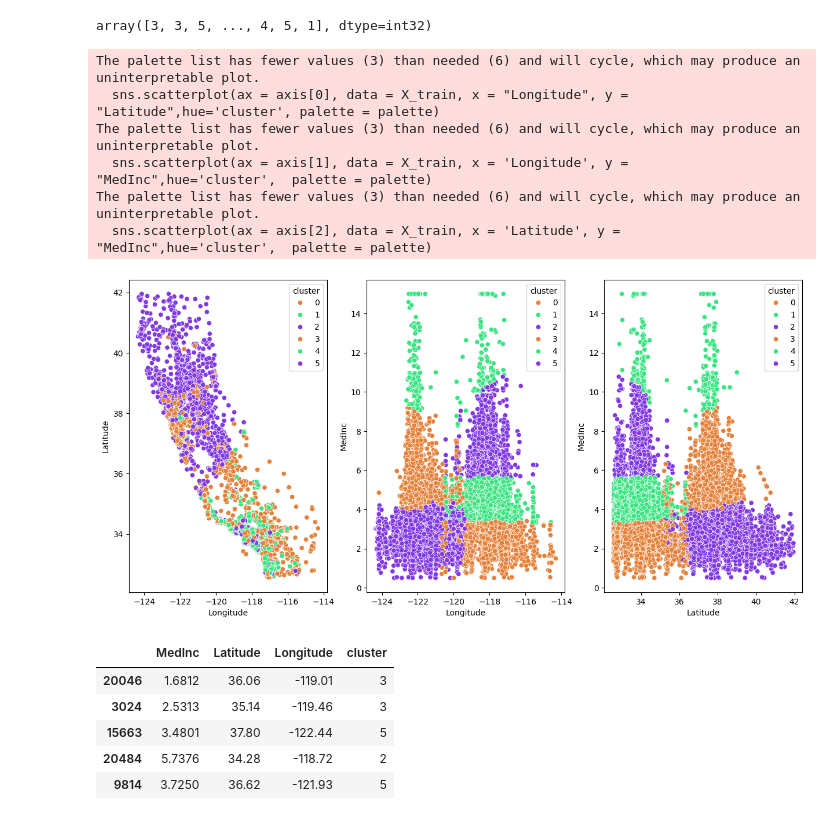
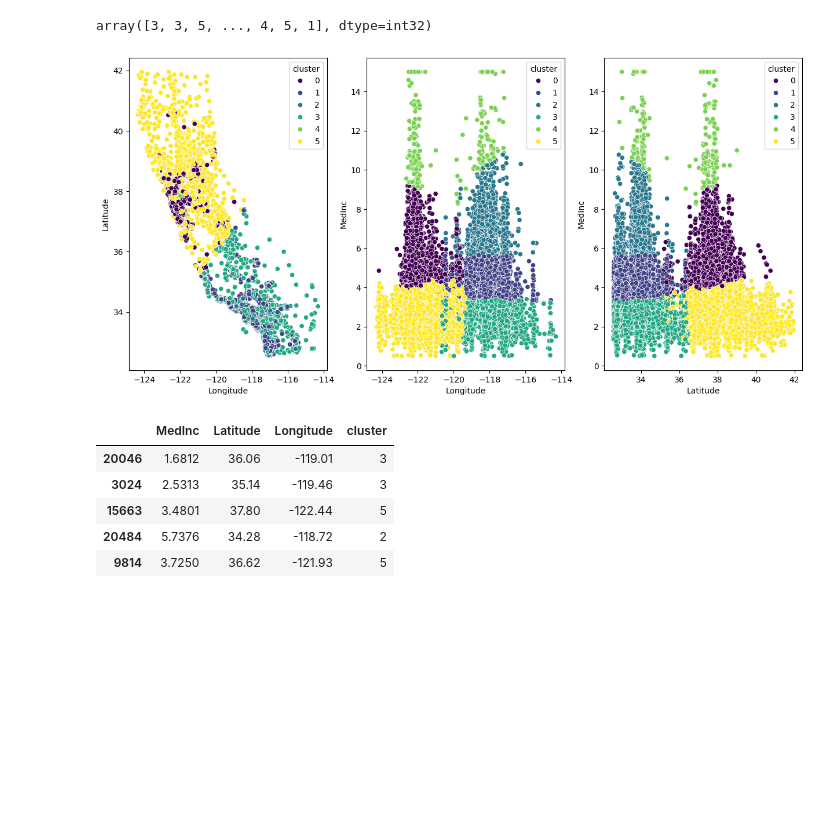
Before and after one commit to Lsiniestro/K-medias, a Jupyter notebook: src/explore.ipynb, the cells around one changed output. Drawn from its saved outputs; the diff is of its cells as text; code cells hidden in the pictures; blank space fills up the shorter version.

```diff
--- a/src/explore.ipynb
+++ b/src/explore.ipynb
@@ -31,7 +30,7 @@ from sklearn.model_selection import train_test_split
 
 X = df
 
-X_train, X_test, y_train, y_test = train_test_split(X, y, test_size = 0.2, random_state = 42)
+X_train, X_test = train_test_split(X, test_size = 0.2, random_state = 42)
 
 X_train.head()
 # %% [output]
@@ -73,20 +71,13 @@ array([3, 3, 5, ..., 4, 5, 1], dtype=int32)
 # %%
 import matplotlib.pyplot as plt
 import seaborn as sns
 
 fig, axis = plt.subplots(1, 3, figsize = (15, 7))
 
-palette = ["#E58139", "#39E581", "#8139E5"]
-sns.scatterplot(ax = axis[0], data = X_train, x = "Longitude", y = "Latitude",hue='cluster', palette = palette)
-sns.scatterplot(ax = axis[1], data = X_train, x = 'Longitude', y = "MedInc",hue='cluster',  palette = palette)
-sns.scatterplot(ax = axis[2], data = X_train, x = 'Latitude', y = "MedInc",hue='cluster',  palette = palette)
+sns.scatterplot(ax = axis[0], data = X_train, x = "Longitude", y = "Latitude",hue='cluster', palette = "viridis")
+sns.scatterplot(ax = axis[1], data = X_train, x = 'Longitude', y = "MedInc",hue='cluster',  palette = "viridis")
+sns.scatterplot(ax = axis[2], data = X_train, x = 'Latitude', y = "MedInc",hue='cluster',  palette = "viridis")
 plt.show()
 # %% [output]
-The palette list has fewer values (3) than needed (6) and will cycle, which may produce an uninterpretable plot.
-  sns.scatterplot(ax = axis[0], data = X_train, x = "Longitude", y = "Latitude",hue='cluster', palette = palette)
-The palette list has fewer values (3) than needed (6) and will cycle, which may produce an uninterpretable plot.
-  sns.scatterplot(ax = axis[1], data = X_train, x = 'Longitude', y = "MedInc",hue='cluster',  palette = palette)
-The palette list has fewer values (3) than needed (6) and will cycle, which may produce an uninterpretable plot.
-  sns.scatterplot(ax = axis[2], data = X_train, x = 'Latitude', y = "MedInc",hue='cluster',  palette = palette)
-[figure, old version]
+[figure, new version]
 # %%
```
Also changed, not shown: parts of 15 cells of this notebook, 2 other files.
